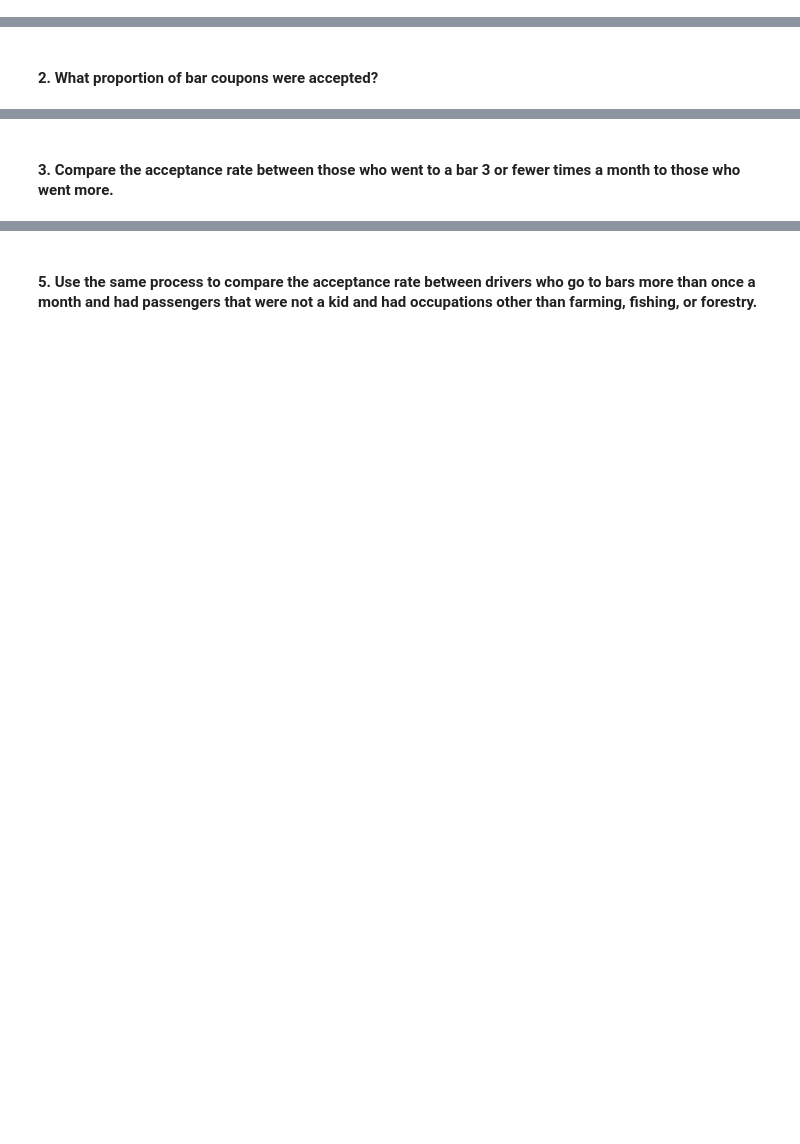
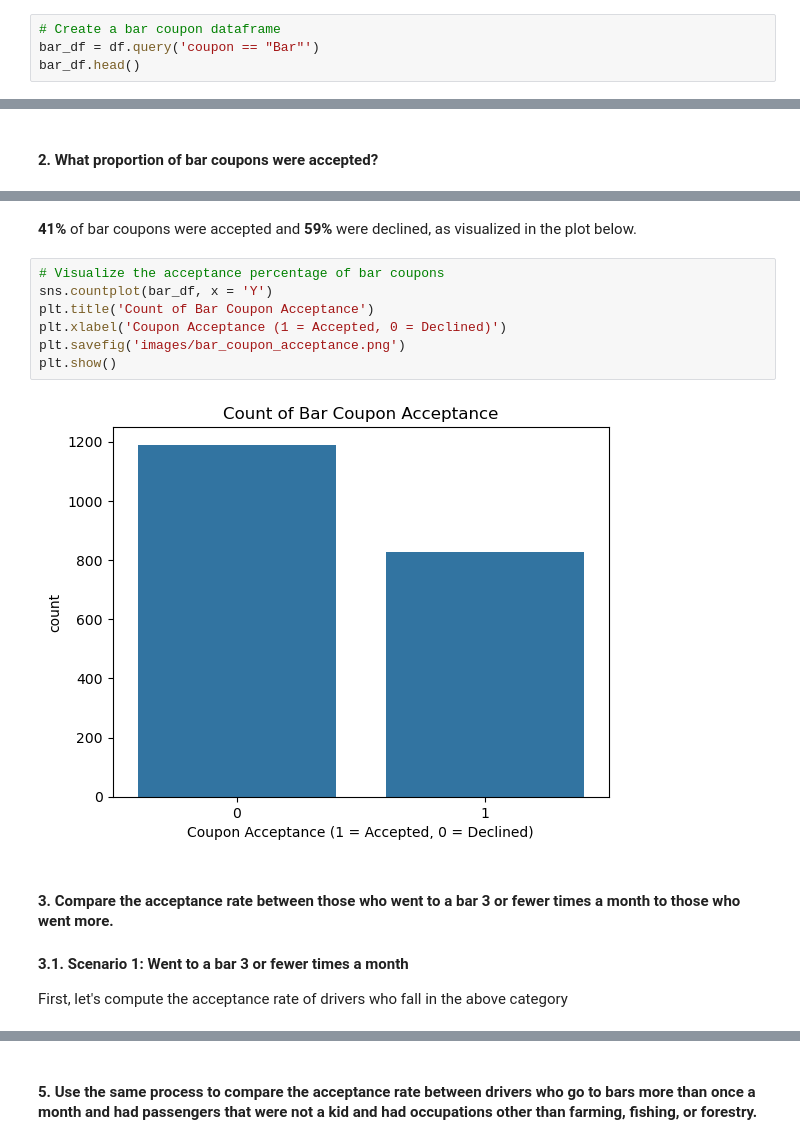
Before and after one commit to dziaoure/ai-ml-ucberkeley, a Jupyter notebook: practical-application-1/prompt.ipynb, the cells around one changed output, grey strips where cells are left out. Cells and saved outputs as stored; diff of their text form; blank space fills up the shorter version.

```diff
--- a/practical-application-1/prompt.ipynb
+++ b/practical-application-1/prompt.ipynb
@@ -242,3 +260,7 @@ plt.show()
 Now, we will lead you through an exploration of just the bar related coupons.
 
 #### 1. Create a new `DataFrame` that contains just the bar coupons.
+# %%
+# Create a bar coupon dataframe
+bar_df = df.query('coupon == "Bar"')
+bar_df.head()
@@ -247,2 +286,17 @@ Now, we will lead you through an exploration of just the bar related coupons.
+# %% [markdown]
+**41%** of bar coupons were accepted and **59%** were declined, as visualized in the plot below.
+# %%
+# Visualize the acceptance percentage of bar coupons
+sns.countplot(bar_df, x = 'Y')
+plt.title('Count of Bar Coupon Acceptance')
+plt.xlabel('Coupon Acceptance (1 = Accepted, 0 = Declined)')
+plt.savefig('images/bar_coupon_acceptance.png')
+plt.show()
+# %% [output]
+[figure, added]
 # %% [markdown]
 #### 3. Compare the acceptance rate between those who went to a bar 3 or fewer times a month to those who went more.
+# %% [markdown]
+**3.1. Scenario 1: Went to a bar 3 or fewer times a month**
+
+First, let's compute the acceptance rate of drivers who fall in the above category
```
Also changed, not shown: parts of 33 cells of this notebook, 7 other files.
